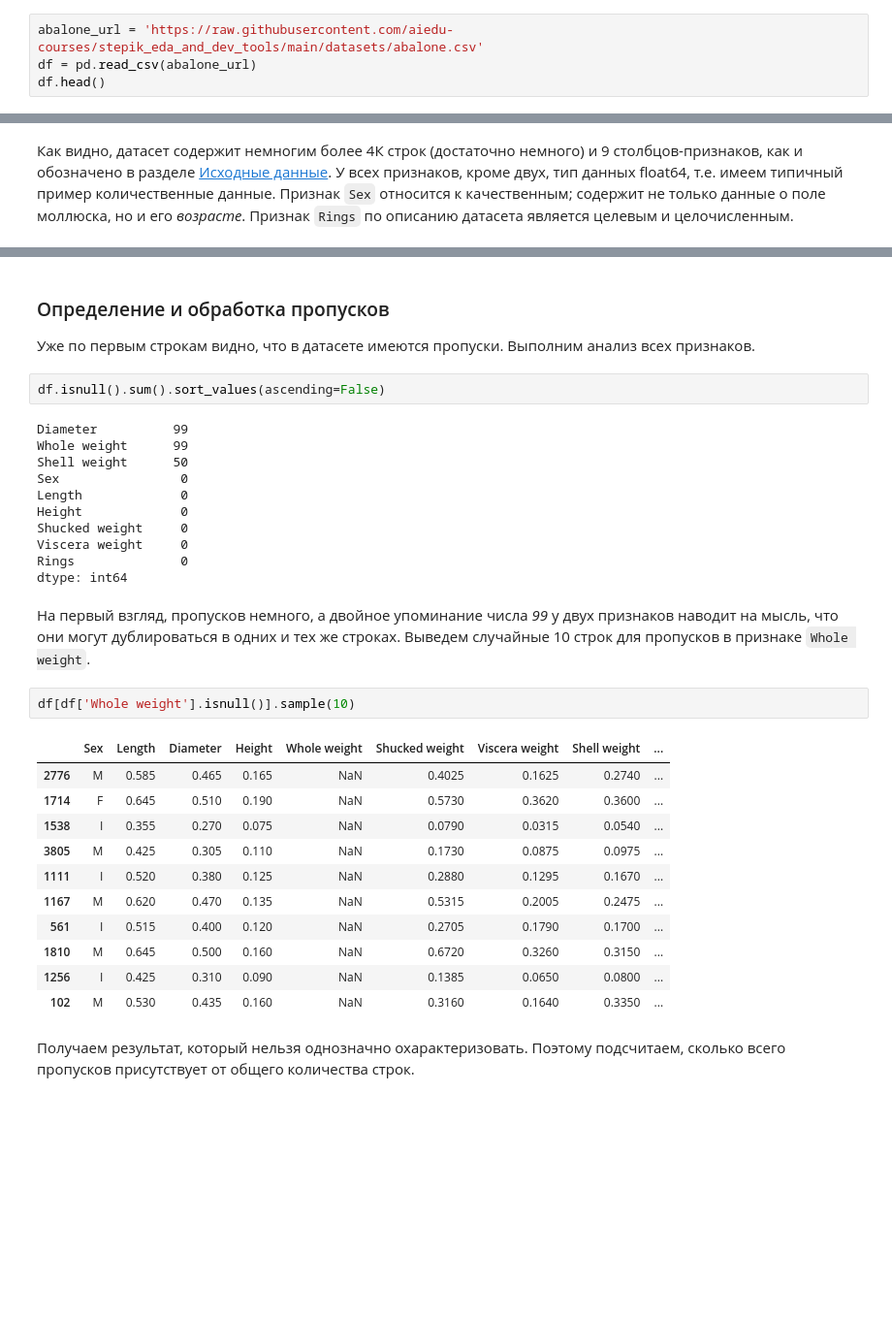
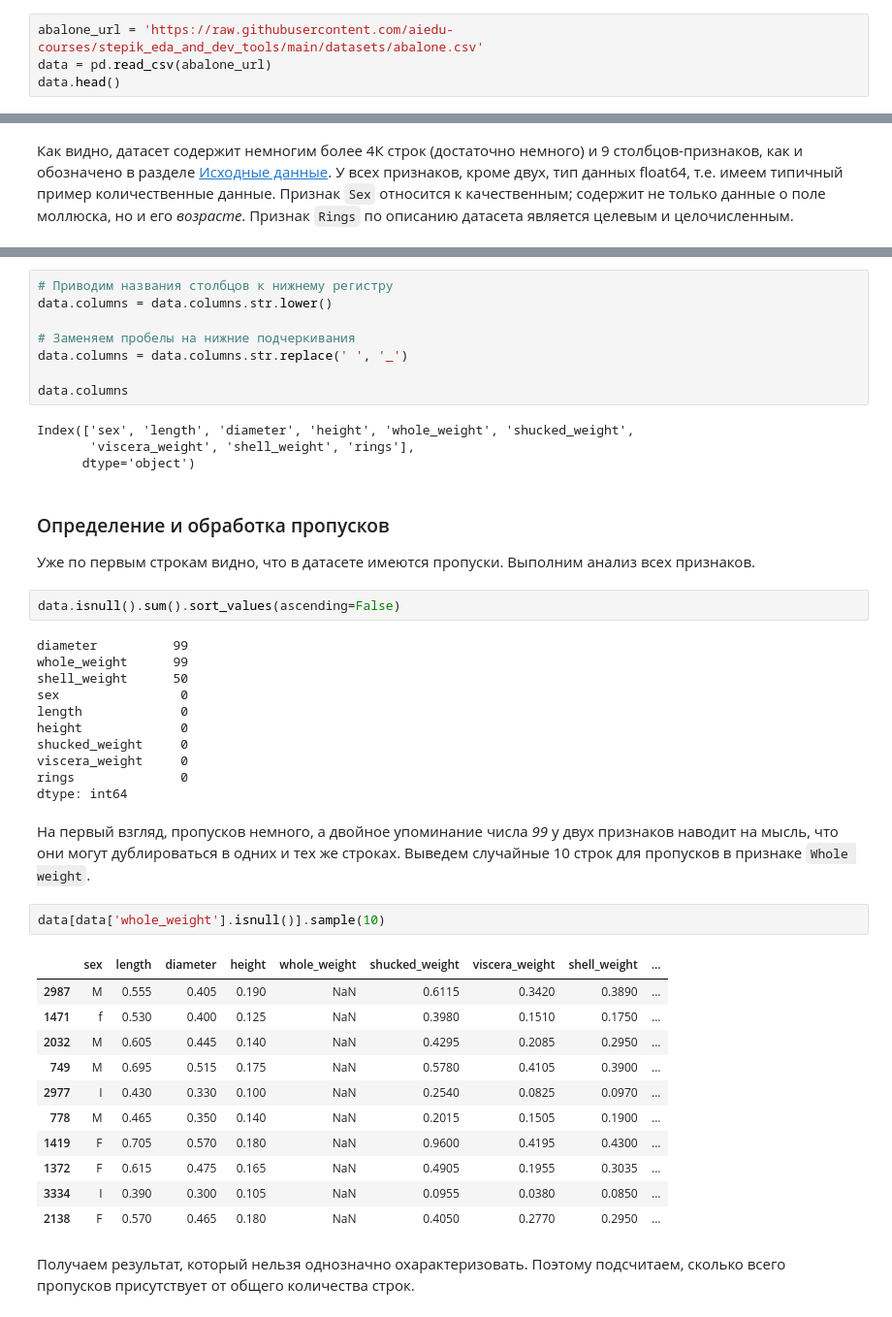
Before and after one commit to trofimovelijah/eda_177213, a Jupyter notebook: tiy_predict_age_abalone.ipynb, the cells around one changed output, grey strips where cells are left out. Shown at 97% size. Drawn from its saved outputs; the diff is of its cells as text; blank space fills up the shorter version.

Commit message:
abalone add.p2

```diff
--- a/tiy_predict_age_abalone.ipynb
+++ b/tiy_predict_age_abalone.ipynb
@@ -63,8 +62,8 @@ import seaborn as sns
 Откроем датасет и просмотрим первые строки
 # %%
 abalone_url = 'https://raw.githubusercontent.com/aiedu-courses/stepik_eda_and_dev_tools/main/datasets/abalone.csv'
-df = pd.read_csv(abalone_url)
-df.head()
+data = pd.read_csv(abalone_url)
+data.head()
 # %% [output]
 |  | Sex | Length | Diameter | Height | Whole weight | Shucked weight | Viscera weight | Shell weight | ... |
 | 0 | M | 0.455 | 0.365 | 0.095 | 0.5140 | 0.2245 | 0.1010 | 0.150 | ... |
@@ -104,35 +106,47 @@ df.shape
+# %%
+# Приводим названия столбцов к нижнему регистру
+data.columns = data.columns.str.lower()
+
+# Заменяем пробелы на нижние подчеркивания
+data.columns = data.columns.str.replace(' ', '_')
+
+data.columns
+# %% [output]
+Index(['sex', 'length', 'diameter', 'height', 'whole_weight', 'shucked_weight',
+       'viscera_weight', 'shell_weight', 'rings'],
+      dtype='object')
 # %% [markdown]
 ### Определение и обработка пропусков
 Уже по первым строкам видно, что в датасете имеются пропуски. Выполним анализ всех признаков.
 # %%
-df.isnull().sum().sort_values(ascending=False)
+data.isnull().sum().sort_values(ascending=False)
 # %% [output]
-Diameter          99
-Whole weight      99
-Shell weight      50
-Sex                0
-Length             0
-Height             0
-Shucked weight     0
-Viscera weight     0
-Rings              0
+diameter          99
+whole_weight      99
+shell_weight      50
+sex                0
+length             0
+height             0
+shucked_weight     0
+viscera_weight     0
+rings              0
 dtype: int64
 # %% [markdown]
 На первый взгляд, пропусков немного, а двойное упоминание числа _99_ у двух признаков наводит на мысль, что они могут дублироваться в одних и тех же строках. Выведем случайные 10 строк для пропусков в признаке `Whole weight`.
 # %%
-df[df['Whole weight'].isnull()].sample(10)
+data[data['whole_weight'].isnull()].sample(10)
 # %% [output]
-|  | Sex | Length | Diameter | Height | Whole weight | Shucked weight | Viscera weight | Shell weight | ... |
-| 2776 | M | 0.585 | 0.465 | 0.165 | NaN | 0.4025 | 0.1625 | 0.2740 | ... |
-| 1714 | F | 0.645 | 0.510 | 0.190 | NaN | 0.5730 | 0.3620 | 0.3600 | ... |
-| 1538 | I | 0.355 | 0.270 | 0.075 | NaN | 0.0790 | 0.0315 | 0.0540 | ... |
-| 3805 | M | 0.425 | 0.305 | 0.110 | NaN | 0.1730 | 0.0875 | 0.0975 | ... |
-| 1111 | I | 0.520 | 0.380 | 0.125 | NaN | 0.2880 | 0.1295 | 0.1670 | ... |
-| 1167 | M | 0.620 | 0.470 | 0.135 | NaN | 0.5315 | 0.2005 | 0.2475 | ... |
-| 561 | I | 0.515 | 0.400 | 0.120 | NaN | 0.2705 | 0.1790 | 0.1700 | ... |
-| 1810 | M | 0.645 | 0.500 | 0.160 | NaN | 0.6720 | 0.3260 | 0.3150 | ... |
-| 1256 | I | 0.425 | 0.310 | 0.090 | NaN | 0.1385 | 0.0650 | 0.0800 | ... |
-| 102 | M | 0.530 | 0.435 | 0.160 | NaN | 0.3160 | 0.1640 | 0.3350 | ... |
+|  | sex | length | diameter | height | whole_weight | shucked_weight | viscera_weight | shell_weight | ... |
+| 2987 | M | 0.555 | 0.405 | 0.190 | NaN | 0.6115 | 0.3420 | 0.3890 | ... |
+| 1471 | f | 0.530 | 0.400 | 0.125 | NaN | 0.3980 | 0.1510 | 0.1750 | ... |
+| 2032 | M | 0.605 | 0.445 | 0.140 | NaN | 0.4295 | 0.2085 | 0.2950 | ... |
+| 749 | M | 0.695 | 0.515 | 0.175 | NaN | 0.5780 | 0.4105 | 0.3900 | ... |
+| 2977 | I | 0.430 | 0.330 | 0.100 | NaN | 0.2540 | 0.0825 | 0.0970 | ... |
+| 778 | M | 0.465 | 0.350 | 0.140 | NaN | 0.2015 | 0.1505 | 0.1900 | ... |
+| 1419 | F | 0.705 | 0.570 | 0.180 | NaN | 0.9600 | 0.4195 | 0.4300 | ... |
+| 1372 | F | 0.615 | 0.475 | 0.165 | NaN | 0.4905 | 0.1955 | 0.3035 | ... |
+| 3334 | I | 0.390 | 0.300 | 0.105 | NaN | 0.0955 | 0.0380 | 0.0850 | ... |
+| 2138 | F | 0.570 | 0.465 | 0.180 | NaN | 0.4050 | 0.2770 | 0.2950 | ... |
 # %% [markdown]
 Получаем результат, который нельзя однозначно охарактеризовать. Поэтому подсчитаем, сколько всего пропусков присутствует от общего количества строк.
 # %%
```
Also changed, not shown: parts of 74 cells of this notebook.
